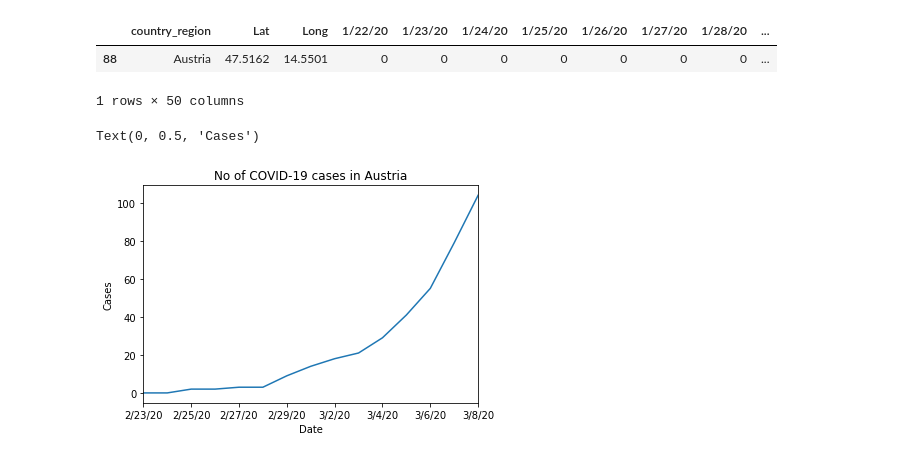
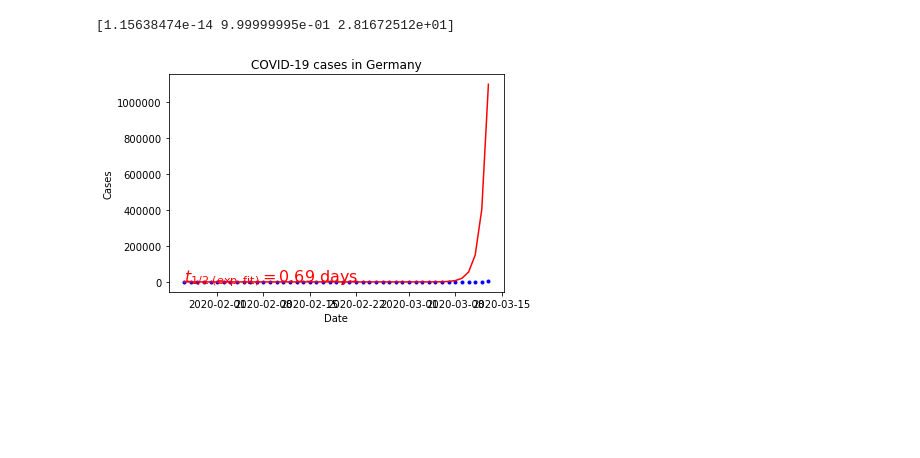
Before and after one commit to breichholf/covid-plots, a Jupyter notebook: COVID-19 ploting.ipynb, the cells around one changed output. Drawn from its saved outputs; the diff is of its cells as text; code cells hidden in the pictures; blank space fills up the shorter version.

```diff
--- a/COVID-19 ploting.ipynb
+++ b/COVID-19 ploting.ipynb
@@ -74,6 +74,11 @@ plot_fit(country_data)
 # %%
-covid_timeseries.query('country_region == "Austria"').drop(columns="province_state")
+de_data = (
+    countries_melted
+    .query('country_region == "Germany"')
+    .drop(columns='province_state')
+    .reset_index(drop=True)
+)
+plot_fit(de_data)
 # %% [output]
-|  | country_region | Lat | Long | 1/22/20 | 1/23/20 | 1/24/20 | 1/25/20 | 1/26/20 | 1/27/20 | 1/28/20 | ... |
-| 88 | Austria | 47.5162 | 14.5501 | 0 | 0 | 0 | 0 | 0 | 0 | 0 | ... |
-1 rows × 50 columns
+[1.15638474e-14 9.99999995e-01 2.81672512e+01]
+[figure, added]
@@ -82,7 +84,0 @@ covid_long = covid_timeseries.query('country_region == "Austria"').drop(columns=
-# %%
-ax = covid_long.tail(n=15).plot(x="variable", y="value", legend=None, title="No of COVID-19 cases in Austria")
-ax.set_xlabel("Date")
-ax.set_ylabel("Cases")
-# %% [output]
-Text(0, 0.5, 'Cases')
-[figure, removed]
```
Also changed, not shown: parts of 20 cells of this notebook, 2 other files.
